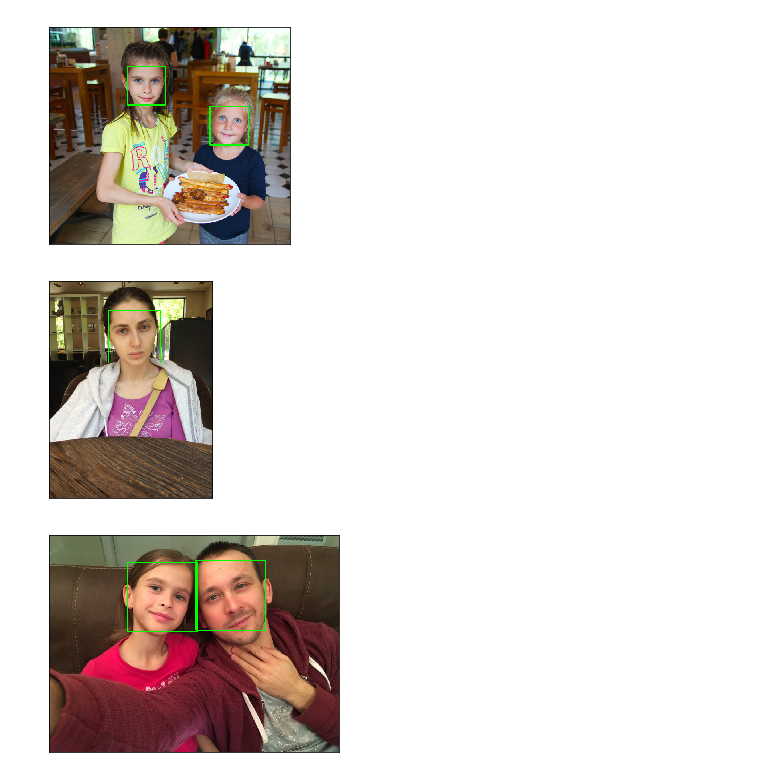
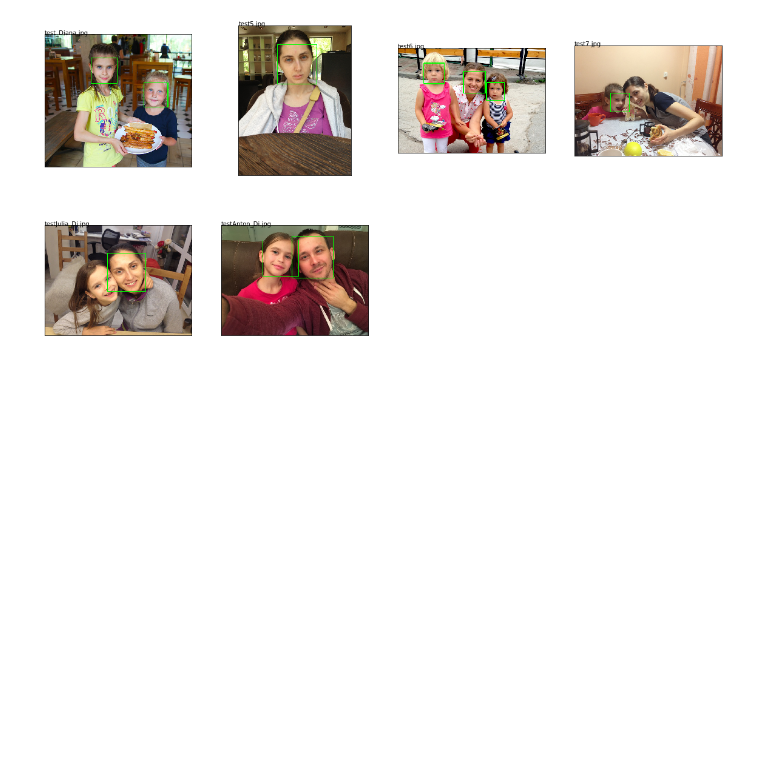
Before and after one commit to Dilan/elbarto, a Jupyter notebook: face-recognition/DetectFace.ipynb, the cells around one changed output. Drawn from its saved outputs; the diff is of its cells as text; code cells hidden in the pictures; blank space fills up the shorter version.

```diff
--- a/face-recognition/DetectFace.ipynb
+++ b/face-recognition/DetectFace.ipynb
@@ -4,6 +4,7 @@ import os
 import sys
 import matplotlib.pyplot as plt
 import matplotlib.image as mpimg
+import time
 
 def to_gray(img):
     return cv2.cvtColor(img, cv2.COLOR_BGR2GRAY)
@@ -22,9 +23,15 @@ def draw_rectangle(img, rect):
 def detect_face(img):
     gray = to_gray(img)
     fc = face_cascade('lbp')
+    fch = face_cascade('haar')
 
-    faces = fc.detectMultiScale(gray, scaleFactor=2.0, minNeighbors=2)
     # where face is "rect" - (x, y, w, h)
+    faces = fc.detectMultiScale(gray, scaleFactor=1.3, minNeighbors=3)
+    faces_h = fch.detectMultiScale(gray, scaleFactor=1.3, minNeighbors=5)
+
+    # choose moooooore faces
+    if len(faces_h) > len(faces):
+        faces = faces_h
 
     result = []
     for face in faces:
@@ -36,31 +43,31 @@ def detect_face(img):
 # %%
 img_path_list = [
     'test-data/test_Diana.jpg',
     'test-data/test5.jpg',
+    'test-data/test6.jpg',
+    'test-data/test7.jpg',
+    'test-data/testJulia_Di.jpg',
     'test-data/testAnton_Di.jpg'
 ]
 
+plt.ion() # Turn interactive mode ON
+
+plt.figure(figsize=(20,10))
+columns = 4
+i = 0
 for img_path in img_path_list:
-    img_path = os.path.abspath(img_path)
-#     img = cv2.imread(img_path)
-
     img = mpimg.imread(img_path)
-
-#     plt.imshow(img)
-#     plt.colorbar()
-#     plt.xticks([]), plt.yticks([])  # to hide tick values on X and Y axis
-#     plt.show()
+    plt.subplot(len(img_path_list) / columns + 1, columns, i + 1)
 
     faces = detect_face(img)
-
     for item in faces:
-        imgFace = item[0]
         draw_rectangle(img, item[1])
 
+    plt.annotate(os.path.basename(img_path), xy=(0, 0), xytext=(0, 0))
     plt.imshow(img)
     plt.xticks([]), plt.yticks([])
-    plt.show()
+    i+=1
+
+plt.show()
 # %% [output]
-[figure, old version]
+[figure, new version]
-[figure, removed]
-[figure, removed]
```
Also changed, not shown: 4 other files.
